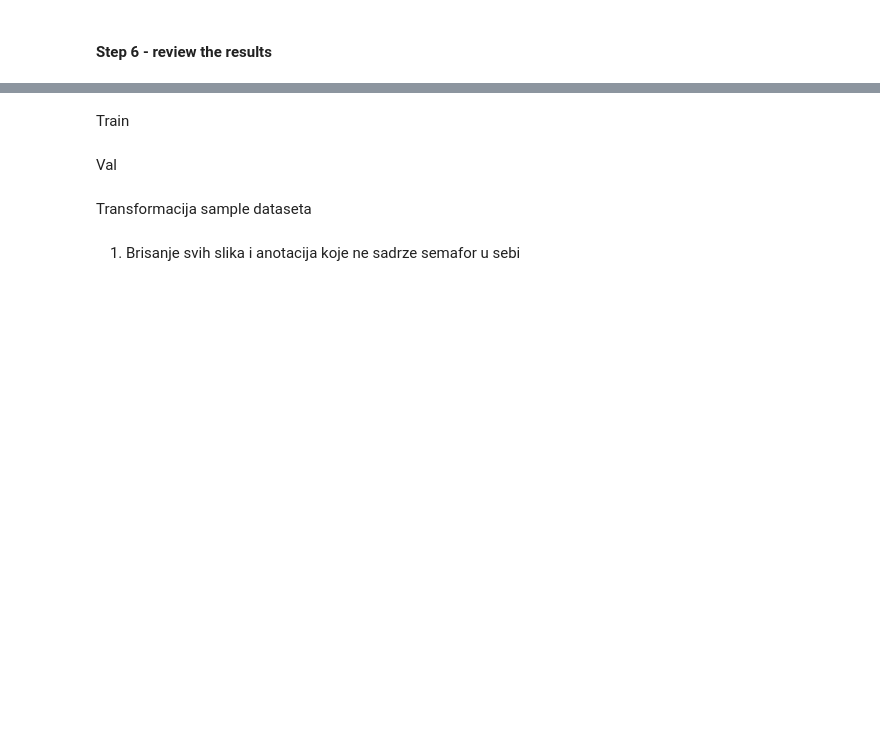
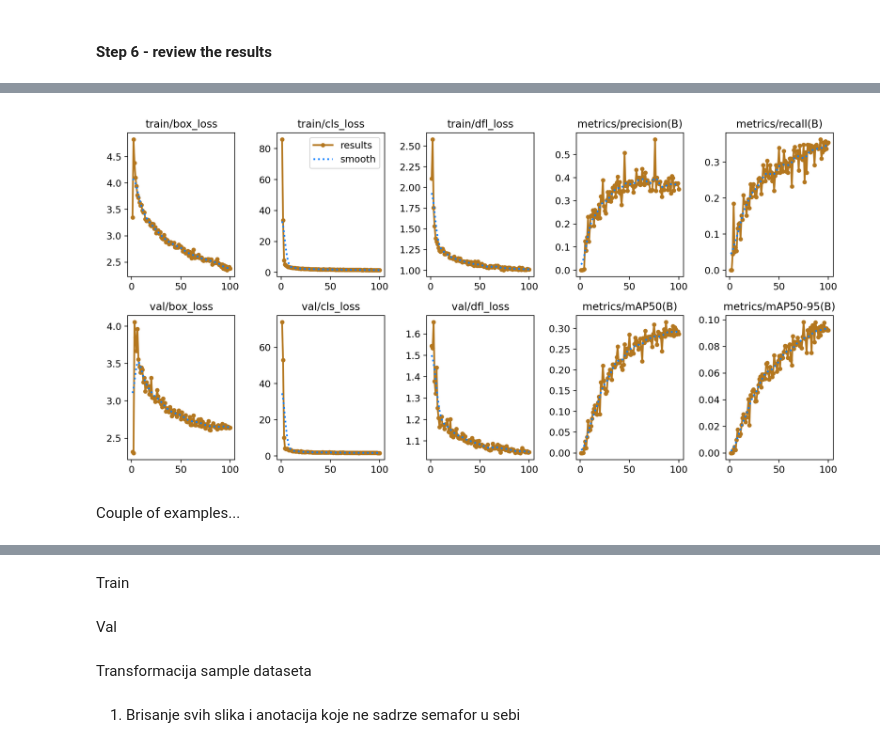
Before and after one commit to nicica/dl-model-traffic-light-detection, a Jupyter notebook: dataset analysis, preperation and training.ipynb, the cells around one changed output, grey strips where cells are left out. Drawn from its saved outputs; the diff is of its cells as text; code cells hidden in the pictures; blank space fills up the shorter version.

```diff
--- a/dataset analysis, preperation and training.ipynb
+++ b/dataset analysis, preperation and training.ipynb
@@ -217,2 +326,10 @@ import cv2
+# %%
+imgr = cv2.imread('runs/detect/train19/results.png',cv2.COLOR_BGR2GRAY)
+
+display(Image.fromarray(imgr))
+# %% [output]
+[figure, added]
+# %% [markdown]
+Couple of examples...
 # %%
 imgs = []
```
Also changed, not shown: parts of 24 cells of this notebook.
